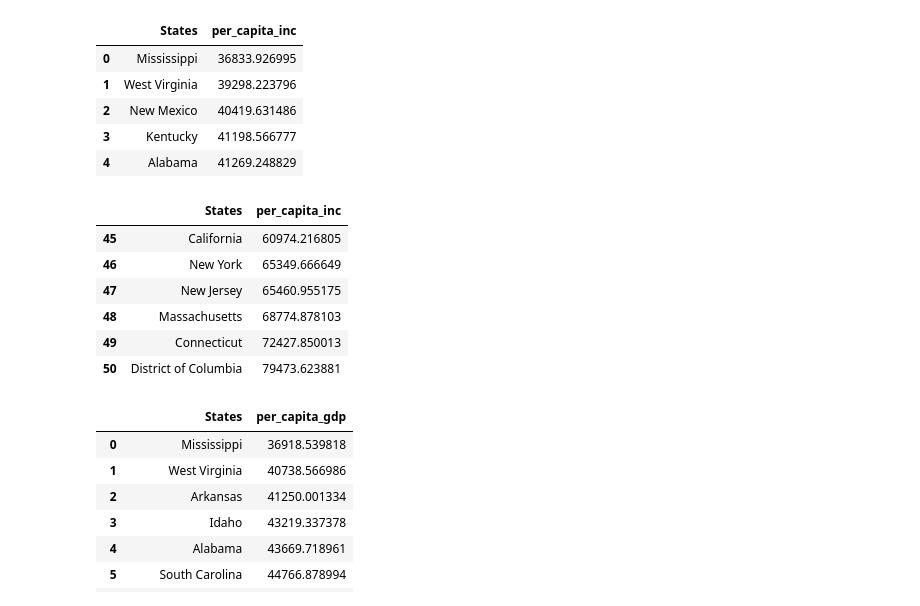
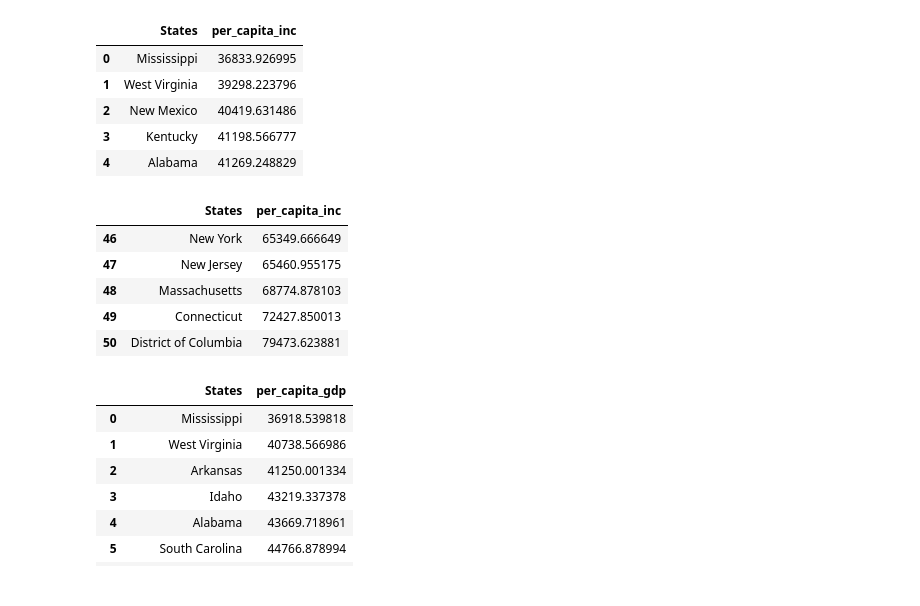
Before and after one commit to jrulloa/project-one, a Jupyter notebook: Master Notebook.ipynb, the cells around one changed output. Cells and saved outputs as stored; diff of their text form; code cells hidden in the pictures.

```diff
--- a/Master Notebook.ipynb
+++ b/Master Notebook.ipynb
@@ -270,11 +272,10 @@ bottom_inc
 | 3 | Kentucky | 41198.566777 |
 | 4 | Alabama | 41269.248829 |
 # %%
-top_inc = sorted_inc.iloc[45:]
+top_inc = sorted_inc.iloc[46:]
 top_inc
 # %% [output]
 |  | States | per_capita_inc |
-| 45 | California | 60974.216805 |
 | 46 | New York | 65349.666649 |
 | 47 | New Jersey | 65460.955175 |
 | 48 | Massachusetts | 68774.878103 |
```
Also changed, not shown: parts of 18 cells of this notebook, 10 other files.
